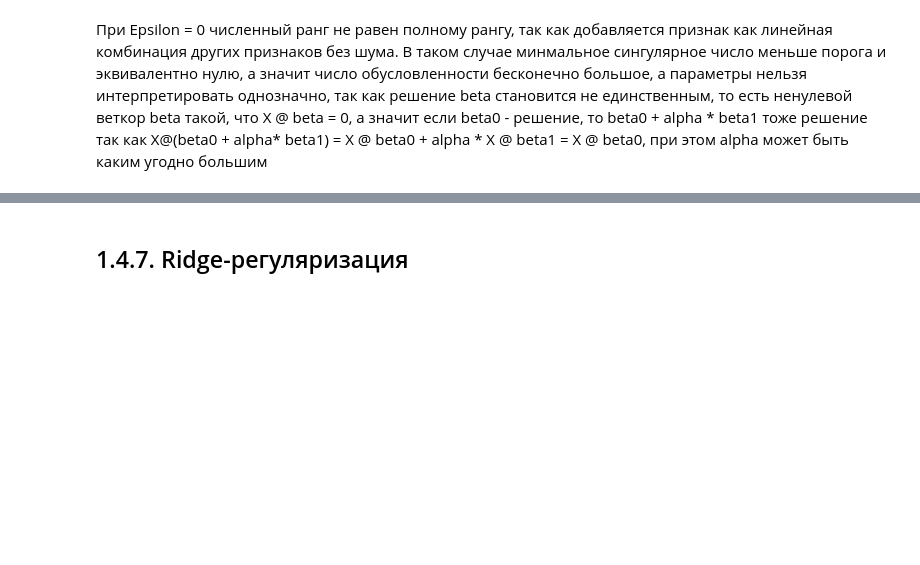
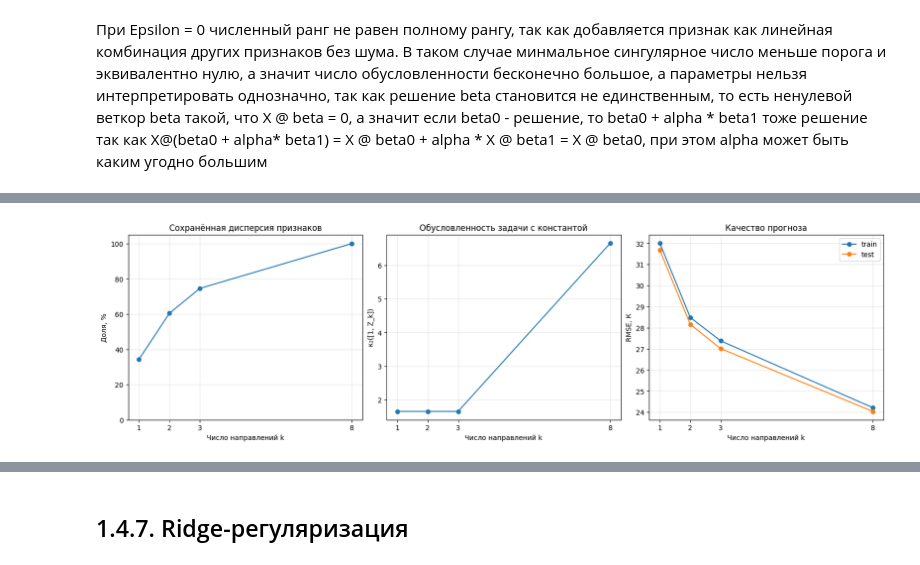
Before and after one commit to aibryanov/MOMO_labs, a Jupyter notebook: lab_1/lab_1.ipynb, the cells around one changed output, grey strips where cells are left out. Drawn from its saved outputs; the diff is of its cells as text; code cells hidden in the pictures; blank space fills up the shorter version.

```diff
--- a/lab_1/lab_1.ipynb
+++ b/lab_1/lab_1.ipynb
@@ -1365,0 +1493,20 @@ with pd.option_context(
+# %%
+fig, axes = plt.subplots(1, 3, figsize=(16, 4.5), layout="constrained")
+axes[0].plot(results_tsvd["k"], results_tsvd["Объяснённая дисперсия, %"], "o-")
+axes[0].set(xlabel="Число направлений k", ylabel="Доля, %",
+            title="Сохранённая дисперсия признаков", ylim=(0, 105))
+axes[1].plot(results_tsvd["k"], results_tsvd["κ₂([1, Z_k])"], "o-")
+axes[1].set(xlabel="Число направлений k", ylabel="κ₂([1, Z_k])",
+            title="Обусловленность задачи с константой")
+for split_tsvd in ("train", "test"):
+    axes[2].plot(results_tsvd["k"], results_tsvd[f"RMSE {split_tsvd}, К"],
+                 "o-", label=split_tsvd)
+axes[2].set(xlabel="Число направлений k", ylabel="RMSE, К",
+            title="Качество прогноза")
+axes[2].legend()
+for ax_tsvd in axes:
+    ax_tsvd.set_xticks(k_values_tsvd)
+    ax_tsvd.grid(alpha=0.3)
+plt.show()
+# %% [output]
+[figure, added]
```
Also changed, not shown: parts of 9 cells of this notebook.
